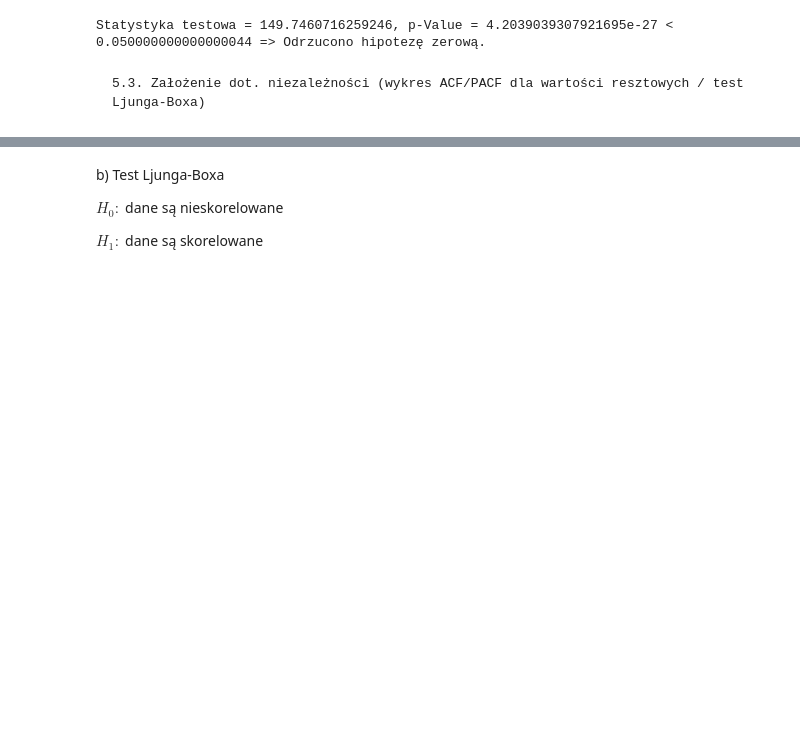
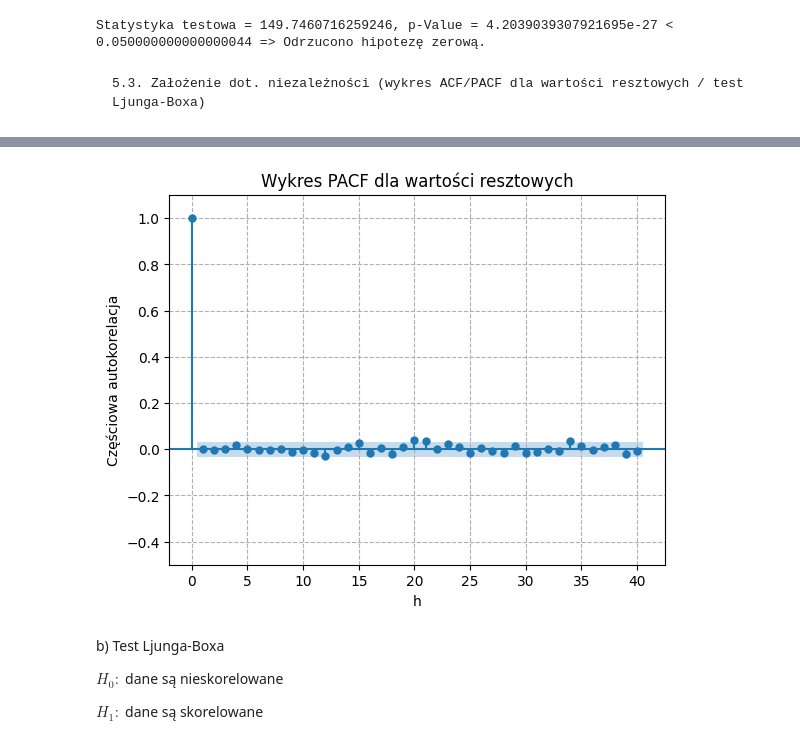
Before and after one commit to MagdalenaSudol/Model_ARMA, a Jupyter notebook: raport_boston.ipynb, the cells around one changed output, grey strips where cells are left out. Drawn from its saved outputs; the diff is of its cells as text; code cells hidden in the pictures; blank space fills up the shorter version.

```diff
--- a/raport_boston.ipynb
+++ b/raport_boston.ipynb
@@ -552,3 +568,15 @@ Statystyka testowa = 149.7460716259246, p-Value = 4.2039039307921695e-27 < 0.050
+# %%
+plot_pacf(residuals, lags=h, method='ywm')
+plt.title("Wykres PACF dla wartości resztowych")
+plt.grid(True, linestyle='--')
+plt.xlabel('h')
+plt.ylabel('Częściowa autokorelacja')
+plt.ylim(-0.5,1.1)
+
+plt.savefig('PACF_residua.png', bbox_inches='tight')
+plt.show()
+# %% [output]
+[figure, added]
 # %% [markdown]
 b) Test Ljunga-Boxa
 
```
Also changed, not shown: parts of 12 cells of this notebook.
